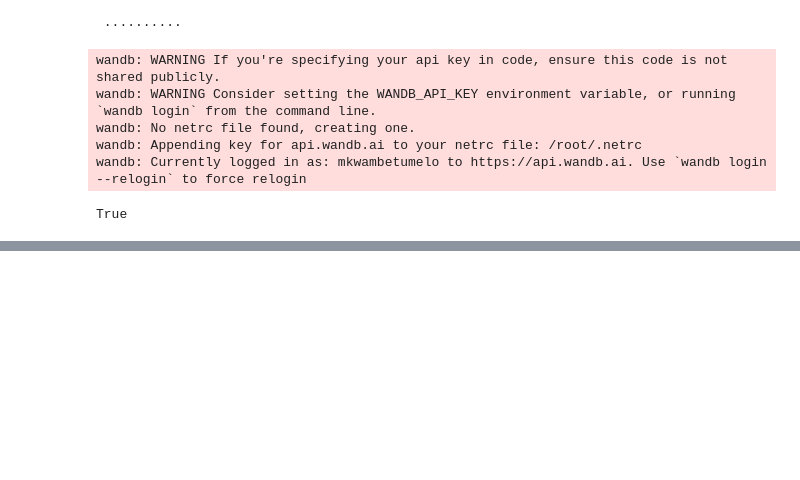
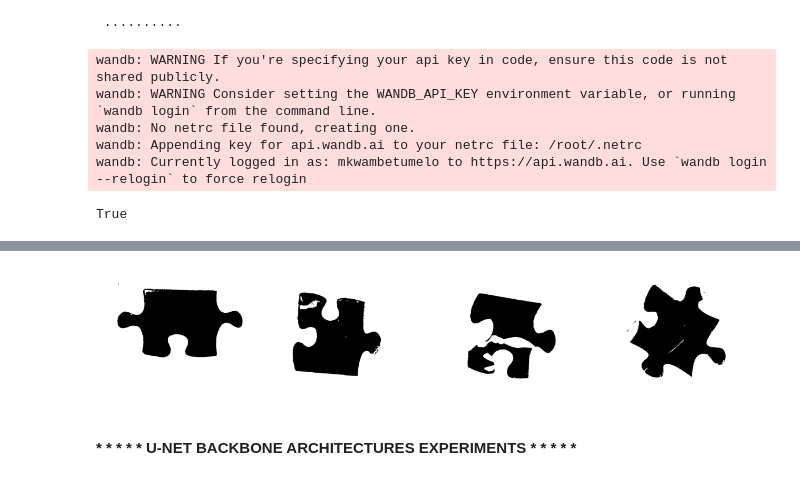
Before and after one commit to TumeloMkwambe/U-Net, a Jupyter notebook: main.ipynb, the cells around one changed output, grey strips where cells are left out. Saved outputs shown, nothing was run; the diff lists cells and outputs as text; code cells hidden in the pictures; blank space fills up the shorter version.

```diff
--- a/main.ipynb
+++ b/main.ipynb
@@ -27,8 +100,5 @@ test_data = get_data('test', [4, 16, 29, 36])
 # %%
-model = U_Net(
-    in_channels = 3,
-    out_channels = 2,
-    start_channels = 64,
-    depth = 4,
-    bilinear = False
-)
+unet_base = U_Net(in_channels = 3, out_channels = 2, start_channels = 64, depth = 4, bilinear = False)
+unet_base = training_loop(model = unet_base, training_data = training_data, validation_data = validation_data, run_name = "unet_base", batch = 2, learning_rate = 1e-3, num_epochs = 15, device = device)
+
+torch.torch.cuda.empty_cache()
@@ -34,0 +154,6 @@ model = U_Net(
+# %%
+best_model_report(model = unet_base, testing_data = testing_data, model_name = "U-Net Base")
+
+predicted_masks = predict_masks(model = unet_base, testing_data = testing_data, device = "cpu")
+display_masks(masks = predicted_masks)
+# %% [output]
@@ -35 +162,4 @@ model = U_Net(
+[figure, added]
+# %% [markdown]
+#### * * * * * U-NET BACKBONE ARCHITECTURES EXPERIMENTS * * * * * ####
 # %%
```
Also changed, not shown: parts of 36 cells of this notebook, 3 other files.
